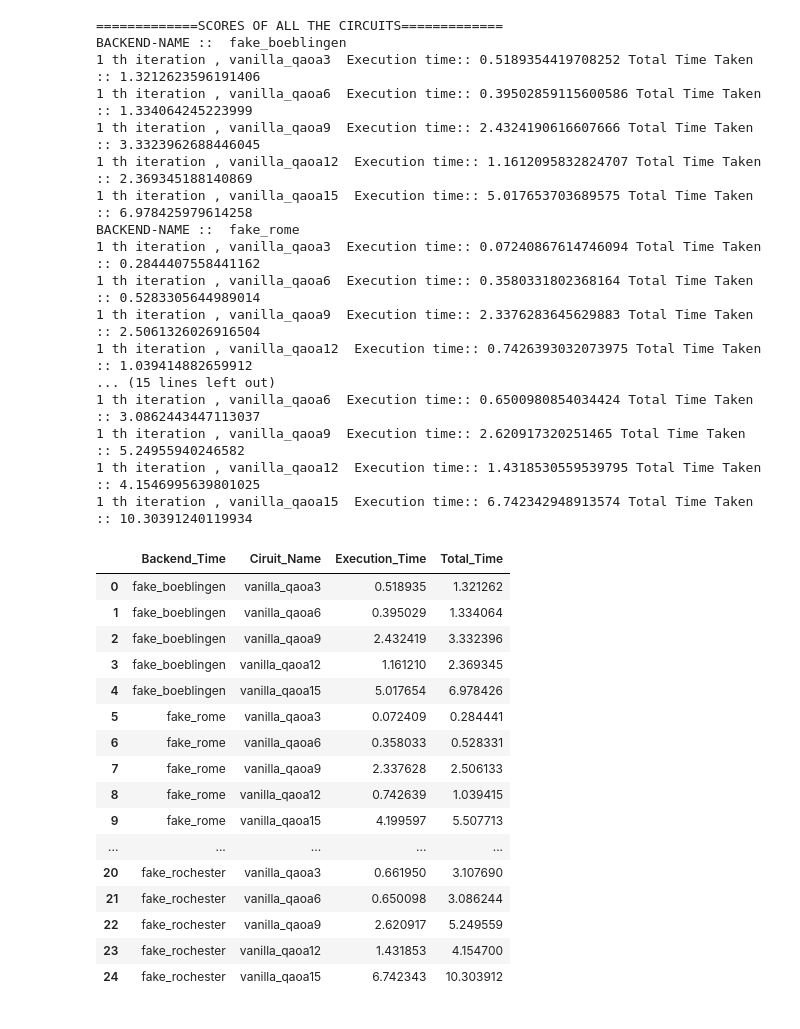
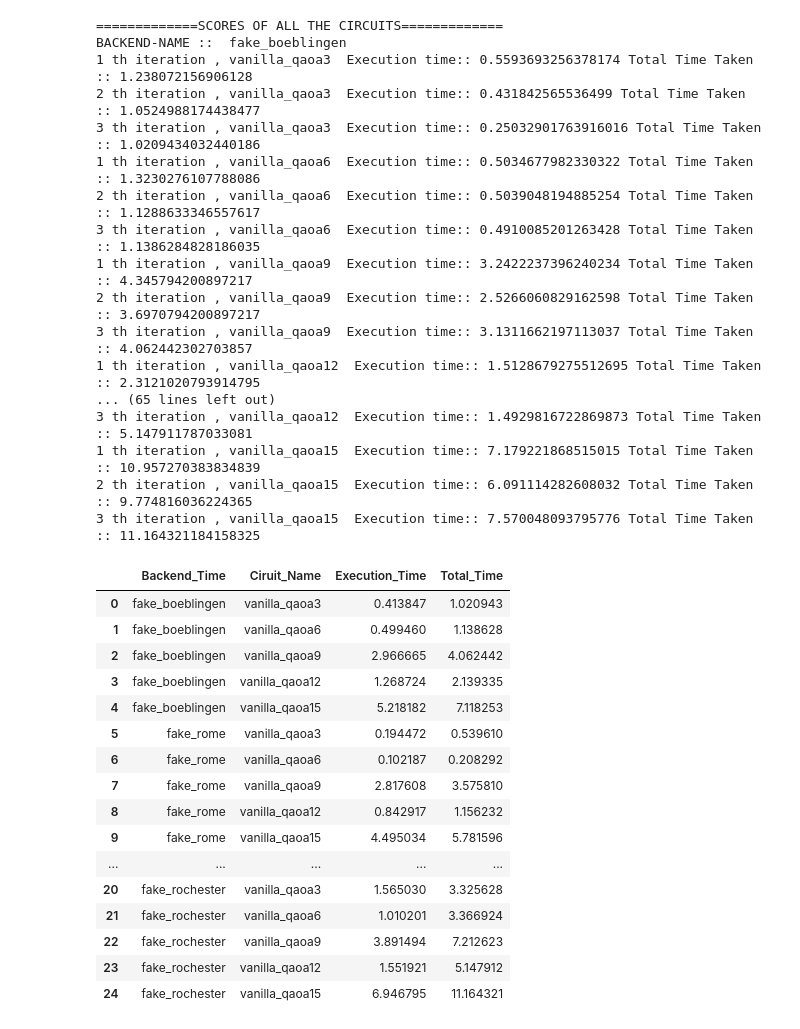
Before and after one commit to vandnaChaturvedi/Supermarq_benchmark_POC, a Jupyter notebook: sm_Vanilla_Qaoa_Proxy.ipynb, the cells around one changed output. Saved outputs shown, nothing was run; the diff lists cells and outputs as text; code cells hidden in the pictures.

Commit message:
qaoa update

```diff
--- a/sm_Vanilla_Qaoa_Proxy.ipynb
+++ b/sm_Vanilla_Qaoa_Proxy.ipynb
@@ -71,68 +59,68 @@ for backend in selected_fakes:
         circuit=benchmark.qiskit_circuit()
         score_list=[]
         timetaken=[]
-        for i in range(0,1):
+        for i in range(0,3):
             start=time.time()
             job = backend().run(circuit, shots=1000)
             result = job.result()
             counts = job.result(0).get_counts()
             score = benchmark.score(counts)
             end=time.time()-start
             score_list.append(score)
             t=job.result(0).time_taken
             timetaken.append(t)
-            print(i+1,"th iteration ,", label ," Execution time::",t, "Total Time Taken ::",end )
             #print(label ," ExecutionTime:",t,"& Total time:",end)
-        #print("------------------------------------------")
+            print(i+1,"th iteration ,", label ,", Execution time::",t, ", Total Time Taken ::",end )
+        print("------------------------------------------")
         score = np.mean(score_list)
         sd = np.std(score_list)
         execution_time = np.mean(timetaken)
         dictionary={}
         dictionary["Backend_Time"]=backend().name
         dictionary["Ciruit_Name"]=label
         dictionary["Execution_Time"]=execution_time
         dictionary["Total_Time"]=end
         data.append(dictionary)
         jobs.append((label,benchmark,backend,job,score,sd,execution_time,end))
 #jobs
 df = pd.DataFrame(data)
 display(df)
 df.to_excel(r"./output_vanilla_qaoa.xlsx", index=False)
 # %% [output]
 =============SCORES OF ALL THE CIRCUITS=============
 BACKEND-NAME ::  fake_boeblingen
-1 th iteration , vanilla_qaoa3  Execution time:: 0.5189354419708252 Total Time Taken :: 1.3212623596191406
-1 th iteration , vanilla_qaoa6  Execution time:: 0.39502859115600586 Total Time Taken :: 1.334064245223999
-1 th iteration , vanilla_qaoa9  Execution time:: 2.4324190616607666 Total Time Taken :: 3.3323962688446045
-1 th iteration , vanilla_qaoa12  Execution time:: 1.1612095832824707 Total Time Taken :: 2.369345188140869
-1 th iteration , vanilla_qaoa15  Execution time:: 5.017653703689575 Total Time Taken :: 6.978425979614258
-BACKEND-NAME ::  fake_rome
-1 th iteration , vanilla_qaoa3  Execution time:: 0.07240867614746094 Total Time Taken :: 0.2844407558441162
-1 th iteration , vanilla_qaoa6  Execution time:: 0.3580331802368164 Total Time Taken :: 0.5283305644989014
-1 th iteration , vanilla_qaoa9  Execution time:: 2.3376283645629883 Total Time Taken :: 2.5061326026916504
-1 th iteration , vanilla_qaoa12  Execution time:: 0.7426393032073975 Total Time Taken :: 1.039414882659912
-... (15 lines left out)
-1 th iteration , vanilla_qaoa6  Execution time:: 0.6500980854034424 Total Time Taken :: 3.0862443447113037
-1 th iteration , vanilla_qaoa9  Execution time:: 2.620917320251465 Total Time Taken :: 5.24955940246582
-1 th iteration , vanilla_qaoa12  Execution time:: 1.4318530559539795 Total Time Taken :: 4.1546995639801025
-1 th iteration , vanilla_qaoa15  Execution time:: 6.742342948913574 Total Time Taken :: 10.30391240119934
+1 th iteration , vanilla_qaoa3  Execution time:: 0.5593693256378174 Total Time Taken :: 1.238072156906128
+2 th iteration , vanilla_qaoa3  Execution time:: 0.431842565536499 Total Time Taken :: 1.0524988174438477
+3 th iteration , vanilla_qaoa3  Execution time:: 0.25032901763916016 Total Time Taken :: 1.0209434032440186
+1 th iteration , vanilla_qaoa6  Execution time:: 0.5034677982330322 Total Time Taken :: 1.3230276107788086
+2 th iteration , vanilla_qaoa6  Execution time:: 0.5039048194885254 Total Time Taken :: 1.1288633346557617
+3 th iteration , vanilla_qaoa6  Execution time:: 0.4910085201263428 Total Time Taken :: 1.1386284828186035
+1 th iteration , vanilla_qaoa9  Execution time:: 3.2422237396240234 Total Time Taken :: 4.345794200897217
+2 th iteration , vanilla_qaoa9  Execution time:: 2.5266060829162598 Total Time Taken :: 3.6970794200897217
+3 th iteration , vanilla_qaoa9  Execution time:: 3.1311662197113037 Total Time Taken :: 4.062442302703857
+1 th iteration , vanilla_qaoa12  Execution time:: 1.5128679275512695 Total Time Taken :: 2.3121020793914795
+... (65 lines left out)
+3 th iteration , vanilla_qaoa12  Execution time:: 1.4929816722869873 Total Time Taken :: 5.147911787033081
+1 th iteration , vanilla_qaoa15  Execution time:: 7.179221868515015 Total Time Taken :: 10.957270383834839
+2 th iteration , vanilla_qaoa15  Execution time:: 6.091114282608032 Total Time Taken :: 9.774816036224365
+3 th iteration , vanilla_qaoa15  Execution time:: 7.570048093795776 Total Time Taken :: 11.164321184158325
 |  | Backend_Time | Ciruit_Name | Execution_Time | Total_Time |
-| 0 | fake_boeblingen | vanilla_qaoa3 | 0.518935 | 1.321262 |
-| 1 | fake_boeblingen | vanilla_qaoa6 | 0.395029 | 1.334064 |
-| 2 | fake_boeblingen | vanilla_qaoa9 | 2.432419 | 3.332396 |
-| 3 | fake_boeblingen | vanilla_qaoa12 | 1.161210 | 2.369345 |
-| 4 | fake_boeblingen | vanilla_qaoa15 | 5.017654 | 6.978426 |
-| 5 | fake_rome | vanilla_qaoa3 | 0.072409 | 0.284441 |
-| 6 | fake_rome | vanilla_qaoa6 | 0.358033 | 0.528331 |
-| 7 | fake_rome | vanilla_qaoa9 | 2.337628 | 2.506133 |
-| 8 | fake_rome | vanilla_qaoa12 | 0.742639 | 1.039415 |
-| 9 | fake_rome | vanilla_qaoa15 | 4.199597 | 5.507713 |
+| 0 | fake_boeblingen | vanilla_qaoa3 | 0.413847 | 1.020943 |
+| 1 | fake_boeblingen | vanilla_qaoa6 | 0.499460 | 1.138628 |
+| 2 | fake_boeblingen | vanilla_qaoa9 | 2.966665 | 4.062442 |
+| 3 | fake_boeblingen | vanilla_qaoa12 | 1.268724 | 2.139335 |
+| 4 | fake_boeblingen | vanilla_qaoa15 | 5.218182 | 7.118253 |
+| 5 | fake_rome | vanilla_qaoa3 | 0.194472 | 0.539610 |
+| 6 | fake_rome | vanilla_qaoa6 | 0.102187 | 0.208292 |
+| 7 | fake_rome | vanilla_qaoa9 | 2.817608 | 3.575810 |
+| 8 | fake_rome | vanilla_qaoa12 | 0.842917 | 1.156232 |
+| 9 | fake_rome | vanilla_qaoa15 | 4.495034 | 5.781596 |
 | ... | ... | ... | ... | ... |
-| 20 | fake_rochester | vanilla_qaoa3 | 0.661950 | 3.107690 |
-| 21 | fake_rochester | vanilla_qaoa6 | 0.650098 | 3.086244 |
-| 22 | fake_rochester | vanilla_qaoa9 | 2.620917 | 5.249559 |
-| 23 | fake_rochester | vanilla_qaoa12 | 1.431853 | 4.154700 |
-| 24 | fake_rochester | vanilla_qaoa15 | 6.742343 | 10.303912 |
+| 20 | fake_rochester | vanilla_qaoa3 | 1.565030 | 3.325628 |
+| 21 | fake_rochester | vanilla_qaoa6 | 1.010201 | 3.366924 |
+| 22 | fake_rochester | vanilla_qaoa9 | 3.891494 | 7.212623 |
+| 23 | fake_rochester | vanilla_qaoa12 | 1.551921 | 5.147912 |
+| 24 | fake_rochester | vanilla_qaoa15 | 6.946795 | 11.164321 |
 # %%
 all_scores={}
 all_fake_names=[]
```
Also changed, not shown: parts of 7 cells of this notebook.
